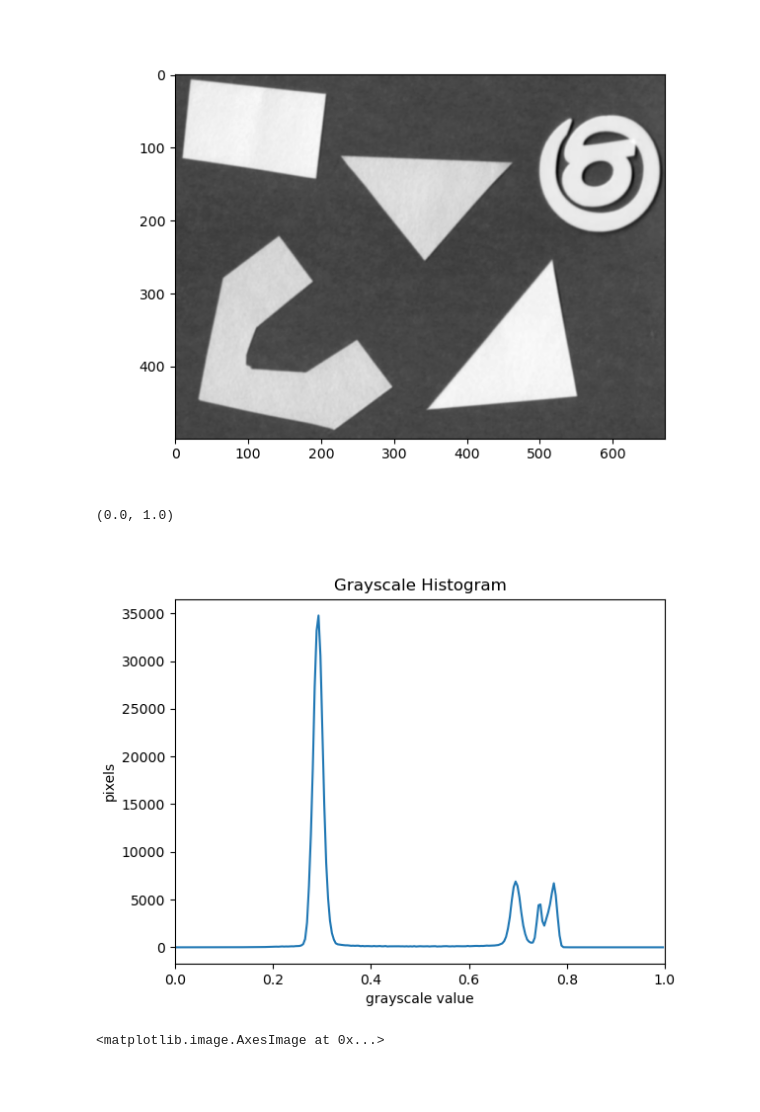
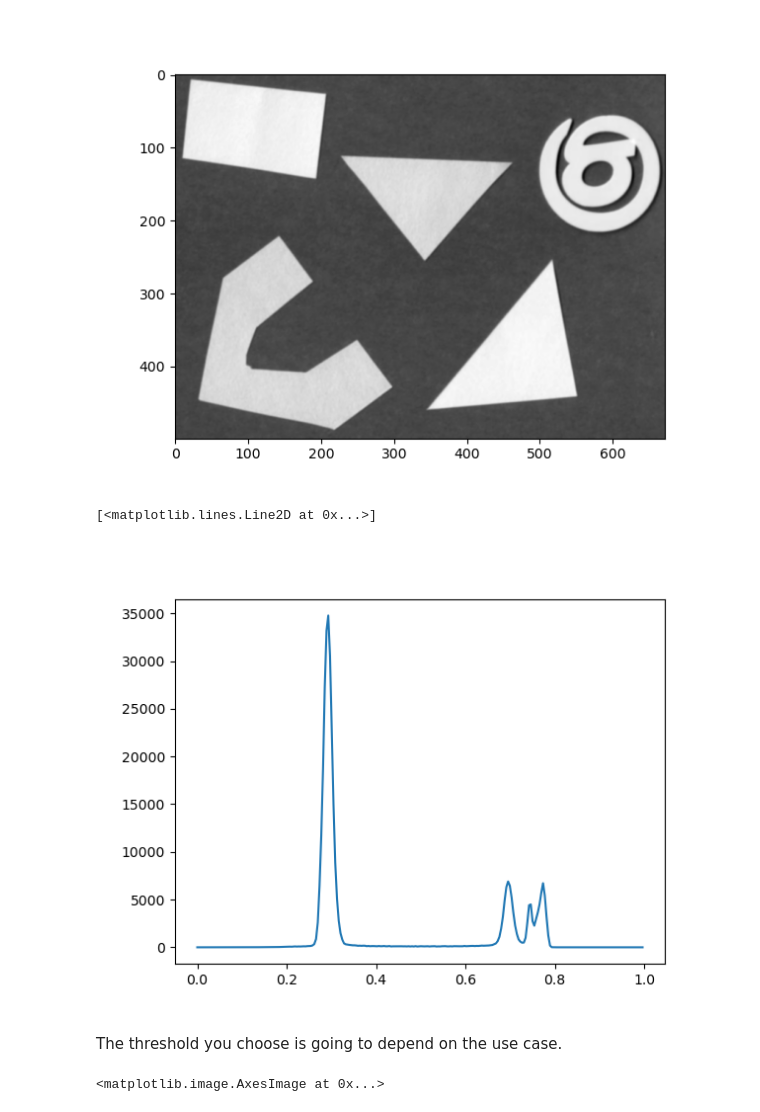
Before and after one commit to joejcollins/aqua-marina, a Jupyter notebook: note_books/071_dark_background_thresholding.ipynb, the cells around one changed output. Drawn from its saved outputs; the diff is of its cells as text; code cells hidden in the pictures; blank space fills up the shorter version.

```diff
--- a/note_books/071_dark_background_thresholding.ipynb
+++ b/note_books/071_dark_background_thresholding.ipynb
@@ -34,15 +34,13 @@ ax.imshow(blurred_shapes, cmap="gray")
 # %%
 histogram, bin_edges = np.histogram(blurred_shapes, bins=256, range=(0.0, 1.0))
 
 fig, ax = plt.subplots()
 ax.plot(bin_edges[:-1], histogram)
-ax.set_title("Grayscale Histogram")
-ax.set_xlabel("grayscale value")
-ax.set_ylabel("pixels")
-ax.set_xlim(0, 1.0)
 # %% [output]
-(0.0, 1.0)
+[<matplotlib.lines.Line2D at 0x...>]
-[figure, old version]
+[figure, new version]
+# %% [markdown]
+The threshold you choose is going to depend on the use case.
 # %%
 t = 0.6
 binary_mask = blurred_shapes < t
```
Also changed, not shown: 2 other files.
